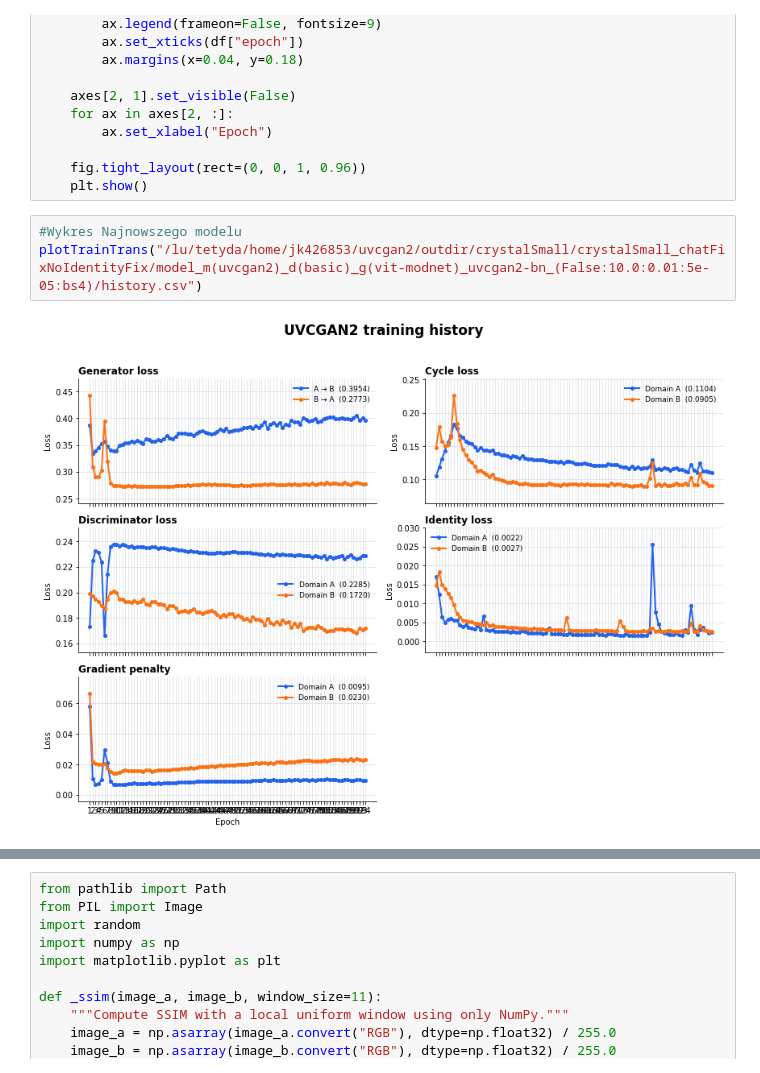
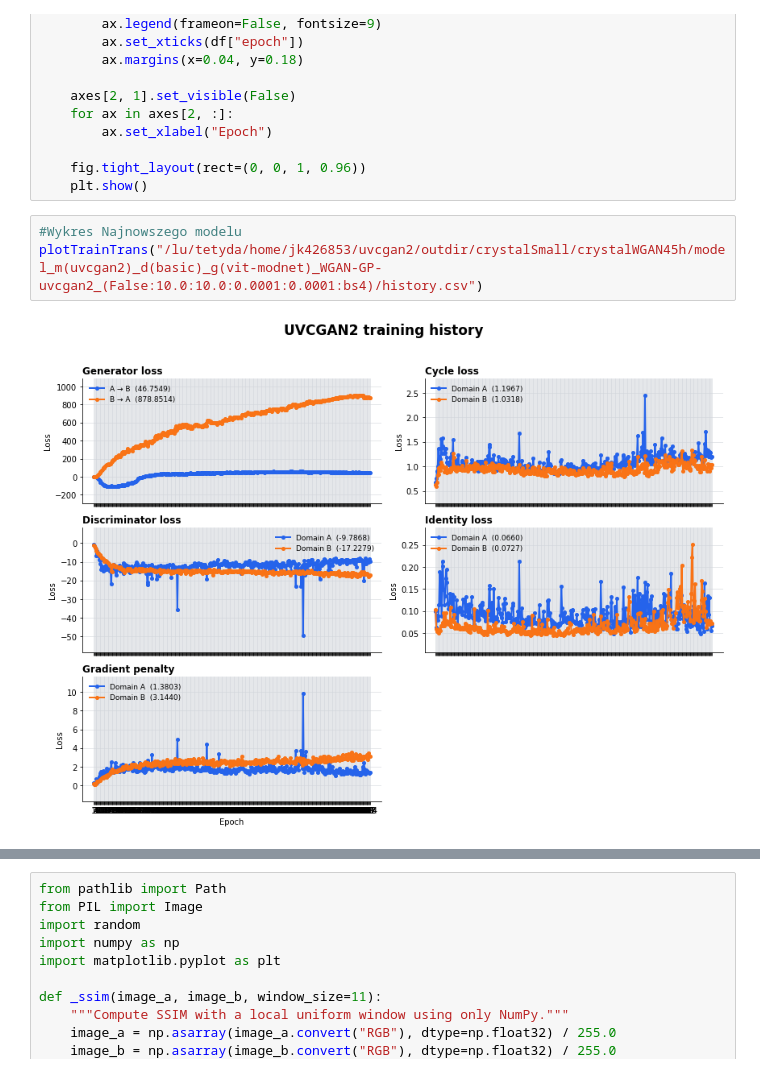
Before and after one commit to Janekkoli/uvcgan2, a Jupyter notebook: wykresy.ipynb, the cells around one changed output, grey strips where cells are left out. Saved outputs shown, nothing was run; the diff lists cells and outputs as text.

Commit message:
wgan

```diff
--- a/wykresy.ipynb
+++ b/wykresy.ipynb
@@ -41,8 +41,8 @@ def plotTrainTrans(history_path):
     plt.show()
 # %%
 #Wykres Najnowszego modelu
-plotTrainTrans("/lu/tetyda/home/jk426853/uvcgan2/outdir/crystalSmall/crystalSmall_chatFixNoIdentityFix/model_m(uvcgan2)_d(basic)_g(vit-modnet)_uvcgan2-bn_(False:10.0:0.01:5e-05:bs4)/history.csv")
+plotTrainTrans("/lu/tetyda/home/jk426853/uvcgan2/outdir/crystalSmall/crystalWGAN45h/model_m(uvcgan2)_d(basic)_g(vit-modnet)_WGAN-GP-uvcgan2_(False:10.0:10.0:0.0001:0.0001:bs4)/history.csv")
 # %% [output]
-[figure, old version]
+[figure, new version]
 # %%
 #wykres poprawionego modelu identyty loss 0 i zwiekszyny lr na dyskryminatora
```
Also changed, not shown: parts of 2 cells of this notebook, 8 other files.
